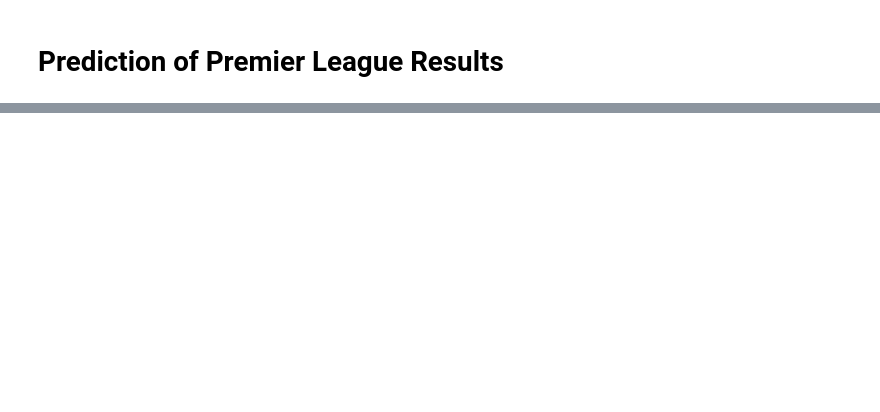
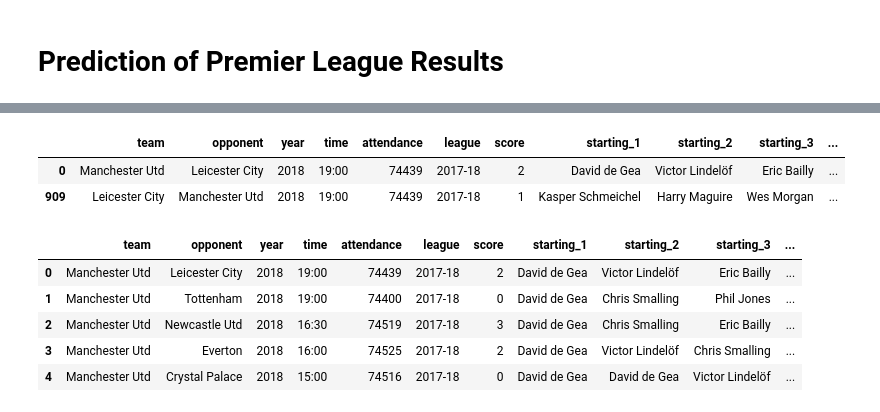
Before and after one commit to OliverSavolainen/IDS2021_D9, a Jupyter notebook: D9/IDS2021_D9.ipynb, the cells around one changed output, grey strips where cells are left out. Drawn from its saved outputs; the diff is of its cells as text; code cells hidden in the pictures; blank space fills up the shorter version.

```diff
--- a/D9/IDS2021_D9.ipynb
+++ b/D9/IDS2021_D9.ipynb
@@ -87,0 +118,20 @@ matches.fillna(0)
+# %%
+# prepare reverse matches and drop opp_score from matches
+
+df2 = pd.DataFrame(df)
+df = df.drop('opp_score', axis=1)
+df2 = df2.drop('score', axis=1)
+df2 = df2.rename(columns={"opp_score":"score"})
+# %%
+# finalize reverse matches
+
+df2 = df2.rename(columns={"team":"opponent",
+                    "opponent":"team"})
+new = {}
+for i in range(1, 12):
+    new["opp_starting_" + str(i)] = "starting_" + str(i)
+for i in range(1, 12):
+    new["starting_" + str(i)] = "opp_starting_" + str(i)
+df2 = df2.rename(columns=new)
+
+df2.head()
@@ -87,0 +145,22 @@ matches.fillna(0)
+# %%
+# combine matches and reversed matches
+
+combined_df = df.append(df2)
+combined_df.index = range(len(combined_df.index))
+combined_df[(combined_df.attendance == "74439")]
+# %% [output]
+|  | team | opponent | year | time | attendance | league | score | starting_1 | starting_2 | starting_3 | ... |
+| 0 | Manchester Utd | Leicester City | 2018 | 19:00 | 74439 | 2017-18 | 2 | David de Gea | Victor Lindelöf | Eric Bailly | ... |
+| 909 | Leicester City | Manchester Utd | 2018 | 19:00 | 74439 | 2017-18 | 1 | Kasper Schmeichel | Harry Maguire | Wes Morgan | ... |
+# %%
+# merge matches and teams' stats
+
+pre_final = pd.merge(combined_df, full_teamtable, on=['team', 'league'])
+pre_final.head()
+# %% [output]
+|  | team | opponent | year | time | attendance | league | score | starting_1 | starting_2 | starting_3 | ... |
+| 0 | Manchester Utd | Leicester City | 2018 | 19:00 | 74439 | 2017-18 | 2 | David de Gea | Victor Lindelöf | Eric Bailly | ... |
+| 1 | Manchester Utd | Tottenham | 2018 | 19:00 | 74400 | 2017-18 | 0 | David de Gea | Chris Smalling | Phil Jones | ... |
+| 2 | Manchester Utd | Newcastle Utd | 2018 | 16:30 | 74519 | 2017-18 | 3 | David de Gea | Chris Smalling | Eric Bailly | ... |
+| 3 | Manchester Utd | Everton | 2018 | 16:00 | 74525 | 2017-18 | 2 | David de Gea | Victor Lindelöf | Chris Smalling | ... |
+| 4 | Manchester Utd | Crystal Palace | 2018 | 15:00 | 74516 | 2017-18 | 0 | David de Gea | David de Gea | Victor Lindelöf | ... |
```
Also changed, not shown: parts of 10 cells of this notebook.
